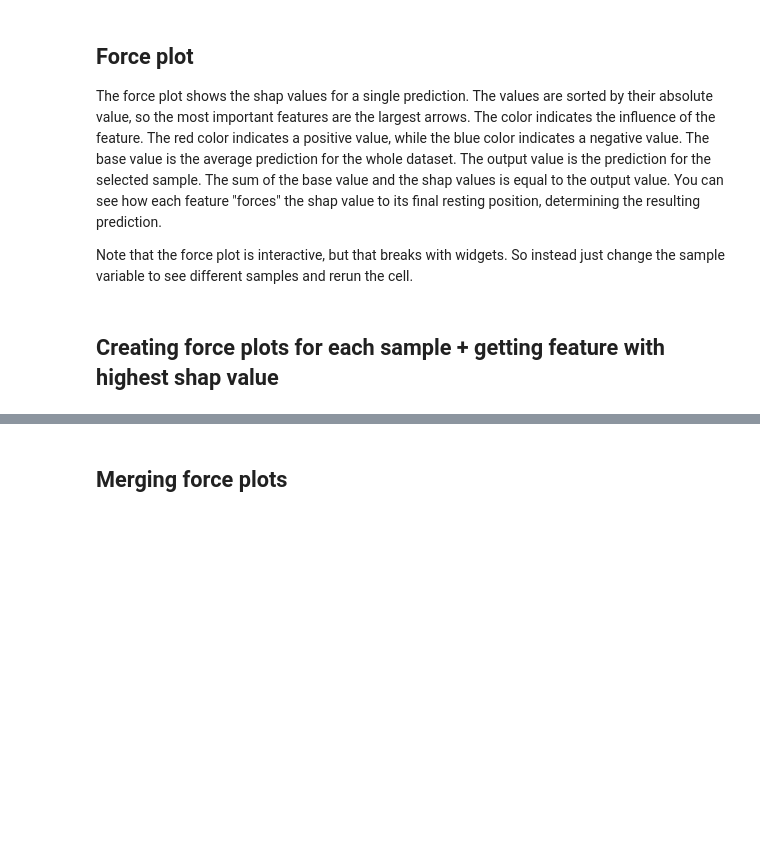
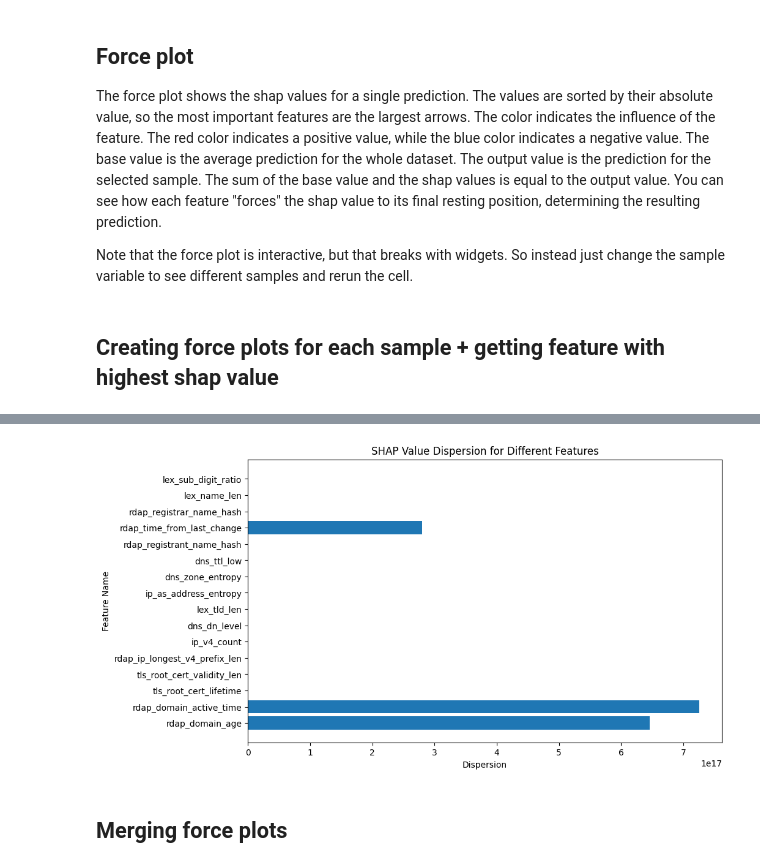
Before and after one commit to surViVeCZ/dr-playground, a Jupyter notebook: Playground.ipynb, the cells around one changed output, grey strips where cells are left out. Saved outputs shown, nothing was run; the diff lists cells and outputs as text; code cells hidden in the pictures; blank space fills up the shorter version.

Commit message:
shap values dispersion

```diff
--- a/Playground.ipynb
+++ b/Playground.ipynb
@@ -568,3 +579,21 @@ plt.show()
+# %%
+
+#TODO why is this dispersion so high??? Definitely should be lower
+
+# calculating dispersions for each feature
+dispersions = {}
+for feature_name, shap_values in feature_shap_values.items():
+    dispersions[feature_name] = max(shap_values) - min(shap_values)
+
+# Create a bar plot to visualize the dispersions
+plt.figure(figsize=(10, 6))
+plt.barh(list(dispersions.keys()), list(dispersions.values()))
+plt.xlabel('Dispersion')
+plt.ylabel('Feature Name')
+plt.title('SHAP Value Dispersion for Different Features')
+plt.show()
+# %% [output]
+[figure, added]
 # %% [markdown]
 ## Merging force plots
 # %%
```
Also changed, not shown: parts of 3 cells of this notebook, 2 other files.
